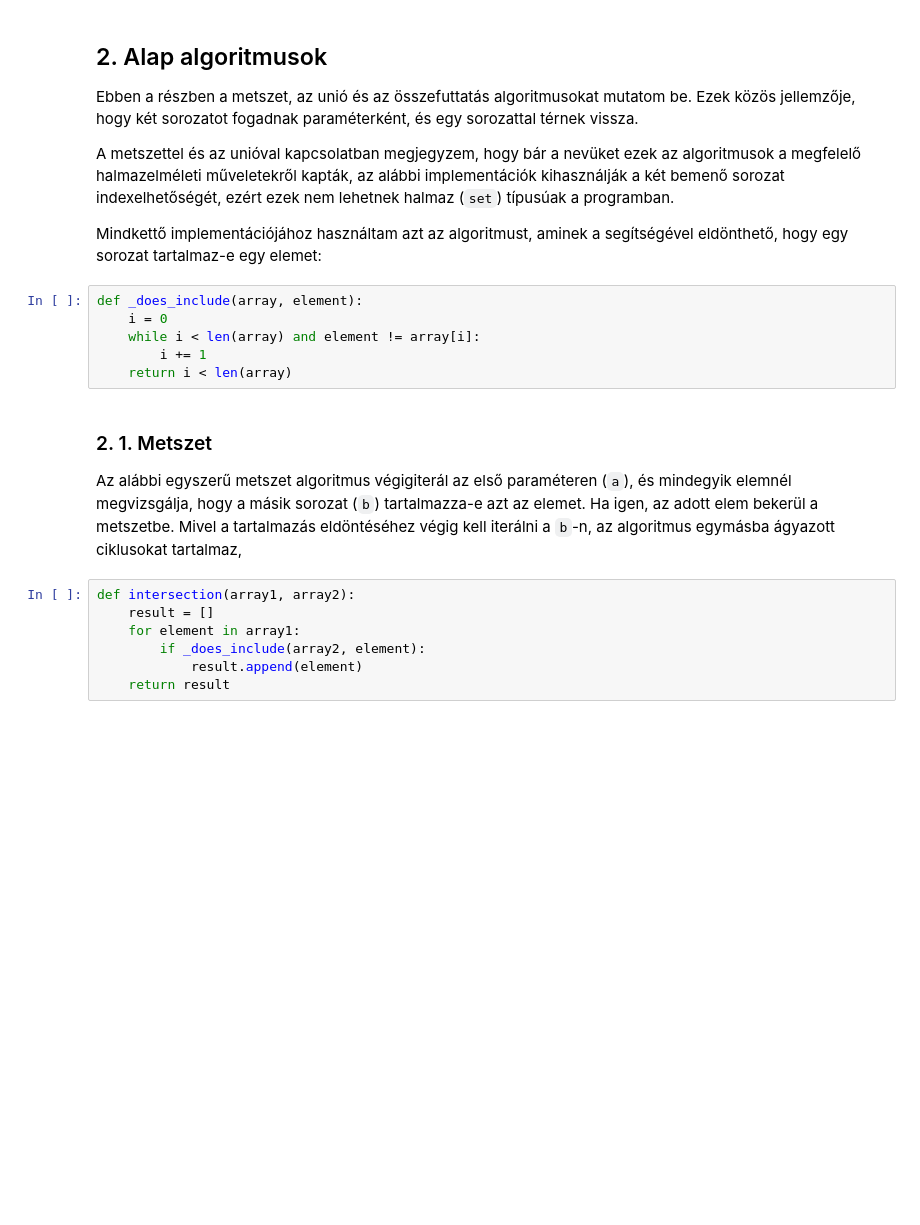
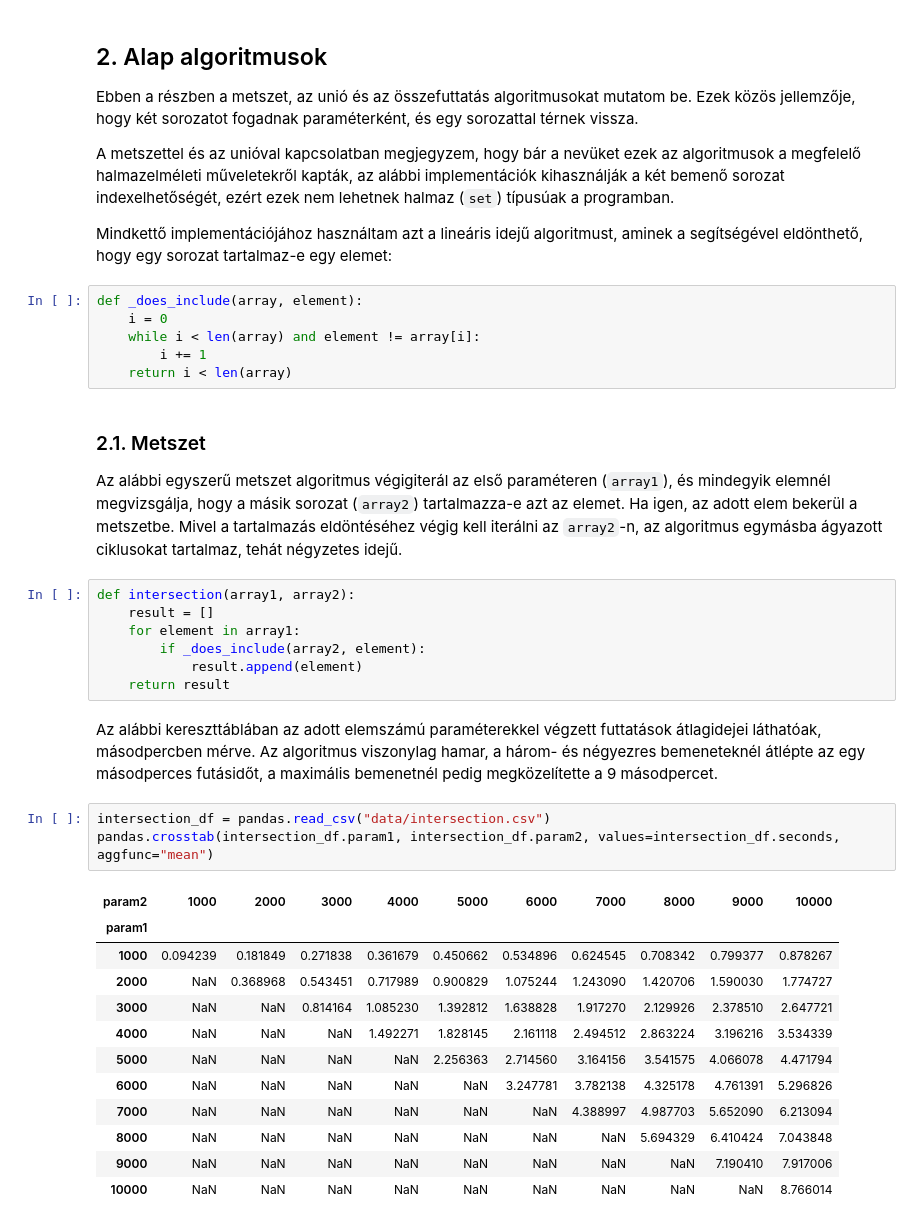
Before and after one commit to zslim/algoritmusok_elemzes, a Jupyter notebook: jupyter/Algoritmusok elemzése.ipynb, the cells around one changed output. Saved outputs shown, nothing was run; the diff lists cells and outputs as text; blank space fills up the shorter version.

```diff
--- a/jupyter/Algoritmusok elemzése.ipynb
+++ b/jupyter/Algoritmusok elemzése.ipynb
@@ -24,7 +27,7 @@ Ezek közös jellemzője, hogy két sorozatot fogadnak paraméterként, és egy
 
 A metszettel és az unióval kapcsolatban megjegyzem, hogy bár a nevüket ezek az algoritmusok a megfelelő halmazelméleti műveletekről kapták, az alábbi implementációk kihasználják a két bemenő sorozat indexelhetőségét, ezért ezek nem lehetnek halmaz (`set`) típusúak a programban.
 
-Mindkettő implementációjához használtam azt az algoritmust, aminek a segítségével eldönthető, hogy egy sorozat tartalmaz-e egy elemet:
+Mindkettő implementációjához használtam azt a lineáris idejű algoritmust, aminek a segítségével eldönthető, hogy egy sorozat tartalmaz-e egy elemet:
 # %%
 def _does_include(array, element):
     i = 0
@@ -32,11 +35,11 @@ def _does_include(array, element):
         i += 1
     return i < len(array)
 # %% [markdown]
-### 2. 1. Metszet
+### 2.1. Metszet
 
-Az alábbi egyszerű metszet algoritmus végigiterál az első paraméteren (`a`), és mindegyik elemnél megvizsgálja, hogy a másik sorozat (`b`) tartalmazza-e azt az elemet.
+Az alábbi egyszerű metszet algoritmus végigiterál az első paraméteren (`array1`), és mindegyik elemnél megvizsgálja, hogy a másik sorozat (`array2`) tartalmazza-e azt az elemet.
 Ha igen, az adott elem bekerül a metszetbe.
-Mivel a tartalmazás eldöntéséhez végig kell iterálni a `b`-n, az algoritmus egymásba ágyazott ciklusokat tartalmaz,
+Mivel a tartalmazás eldöntéséhez végig kell iterálni az `array2`-n, az algoritmus egymásba ágyazott ciklusokat tartalmaz, tehát négyzetes idejű.
 # %%
 def intersection(array1, array2):
     result = []
@@ -44,3 +47,21 @@ def intersection(array1, array2):
         if _does_include(array2, element):
             result.append(element)
     return result
+# %% [markdown]
+Az alábbi kereszttáblában az adott elemszámú paraméterekkel végzett futtatások átlagidejei láthatóak, másodpercben mérve. Az algoritmus viszonylag hamar, a három- és négyezres bemeneteknél átlépte az egy másodperces futásidőt, a maximális bemenetnél pedig megközelítette a 9 másodpercet.
+# %%
+intersection_df = pandas.read_csv("data/intersection.csv")
+pandas.crosstab(intersection_df.param1, intersection_df.param2, values=intersection_df.seconds, aggfunc="mean")
+# %% [output]
+| param2 | 1000 | 2000 | 3000 | 4000 | 5000 | 6000 | 7000 | 8000 | 9000 | 10000 |
+| param1 |  |  |  |  |  |  |  |  |  |  |
+| 1000 | 0.094239 | 0.181849 | 0.271838 | 0.361679 | 0.450662 | 0.534896 | 0.624545 | 0.708342 | 0.799377 | 0.878267 |
+| 2000 | NaN | 0.368968 | 0.543451 | 0.717989 | 0.900829 | 1.075244 | 1.243090 | 1.420706 | 1.590030 | 1.774727 |
+| 3000 | NaN | NaN | 0.814164 | 1.085230 | 1.392812 | 1.638828 | 1.917270 | 2.129926 | 2.378510 | 2.647721 |
+| 4000 | NaN | NaN | NaN | 1.492271 | 1.828145 | 2.161118 | 2.494512 | 2.863224 | 3.196216 | 3.534339 |
+| 5000 | NaN | NaN | NaN | NaN | 2.256363 | 2.714560 | 3.164156 | 3.541575 | 4.066078 | 4.471794 |
+| 6000 | NaN | NaN | NaN | NaN | NaN | 3.247781 | 3.782138 | 4.325178 | 4.761391 | 5.296826 |
+| 7000 | NaN | NaN | NaN | NaN | NaN | NaN | 4.388997 | 4.987703 | 5.652090 | 6.213094 |
+| 8000 | NaN | NaN | NaN | NaN | NaN | NaN | NaN | 5.694329 | 6.410424 | 7.043848 |
+| 9000 | NaN | NaN | NaN | NaN | NaN | NaN | NaN | NaN | 7.190410 | 7.917006 |
+| 10000 | NaN | NaN | NaN | NaN | NaN | NaN | NaN | NaN | NaN | 8.766014 |
```
Also changed, not shown: parts of 17 cells of this notebook, 4 other files.
